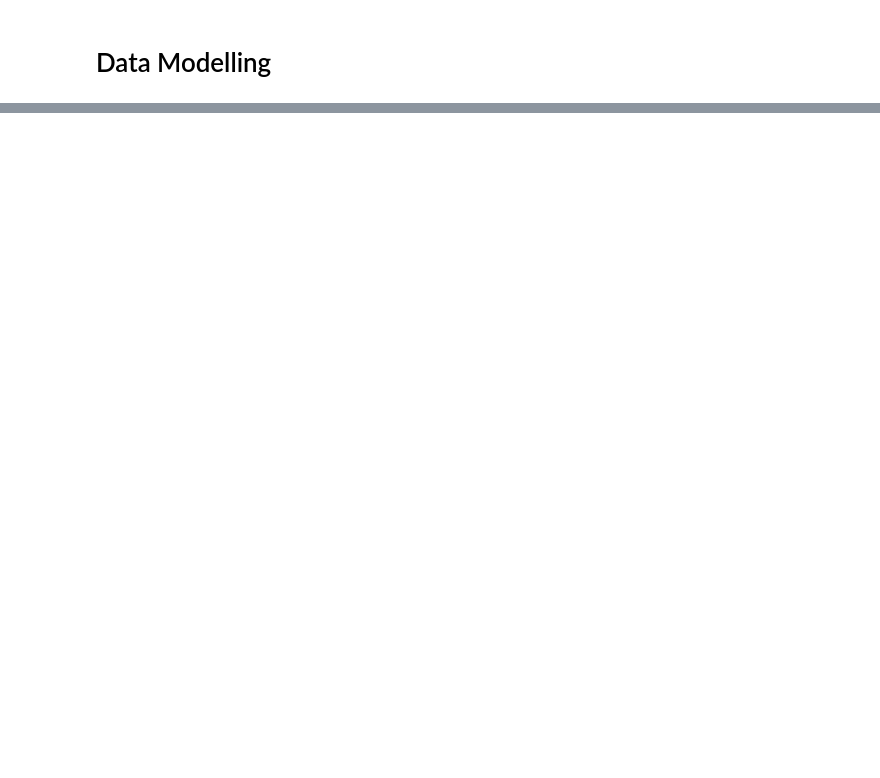
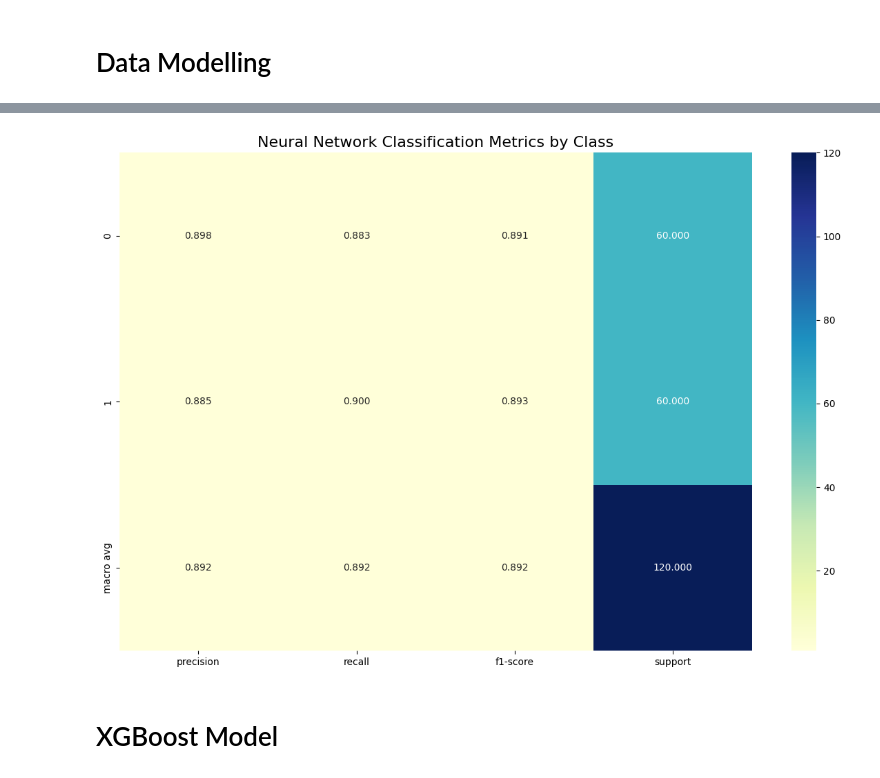
Before and after one commit to eliottvalette/MLers_IN_Paris, a Jupyter notebook: fake-instagram-profile-detection-model.ipynb, the cells around one changed output, grey strips where cells are left out. Cells and saved outputs as stored; diff of their text form; code cells hidden in the pictures; blank space fills up the shorter version.

```diff
--- a/fake-instagram-profile-detection-model.ipynb
+++ b/fake-instagram-profile-detection-model.ipynb
@@ -166,0 +497,15 @@ y_train
+# %%
+# Classification metrics visualization by class
+nn_report = classification_report(test_targets, nn_predicted, output_dict=True)
+nn_report_df = pd.DataFrame(nn_report).transpose()
+nn_report_df = nn_report_df.drop('accuracy', errors='ignore')
+
+plt.figure(figsize=(12, 8))
+ax = sns.heatmap(nn_report_df.iloc[:-1, :].astype(float), annot=True, cmap='YlGnBu', fmt='.3f')
+plt.title('Neural Network Classification Metrics by Class', fontsize=16)
+plt.tight_layout()
+plt.show()
+# %% [output]
+[figure, added]
+# %% [markdown]
+# XGBoost Model
```
Also changed, not shown: parts of 48 cells of this notebook, 1 other file.
